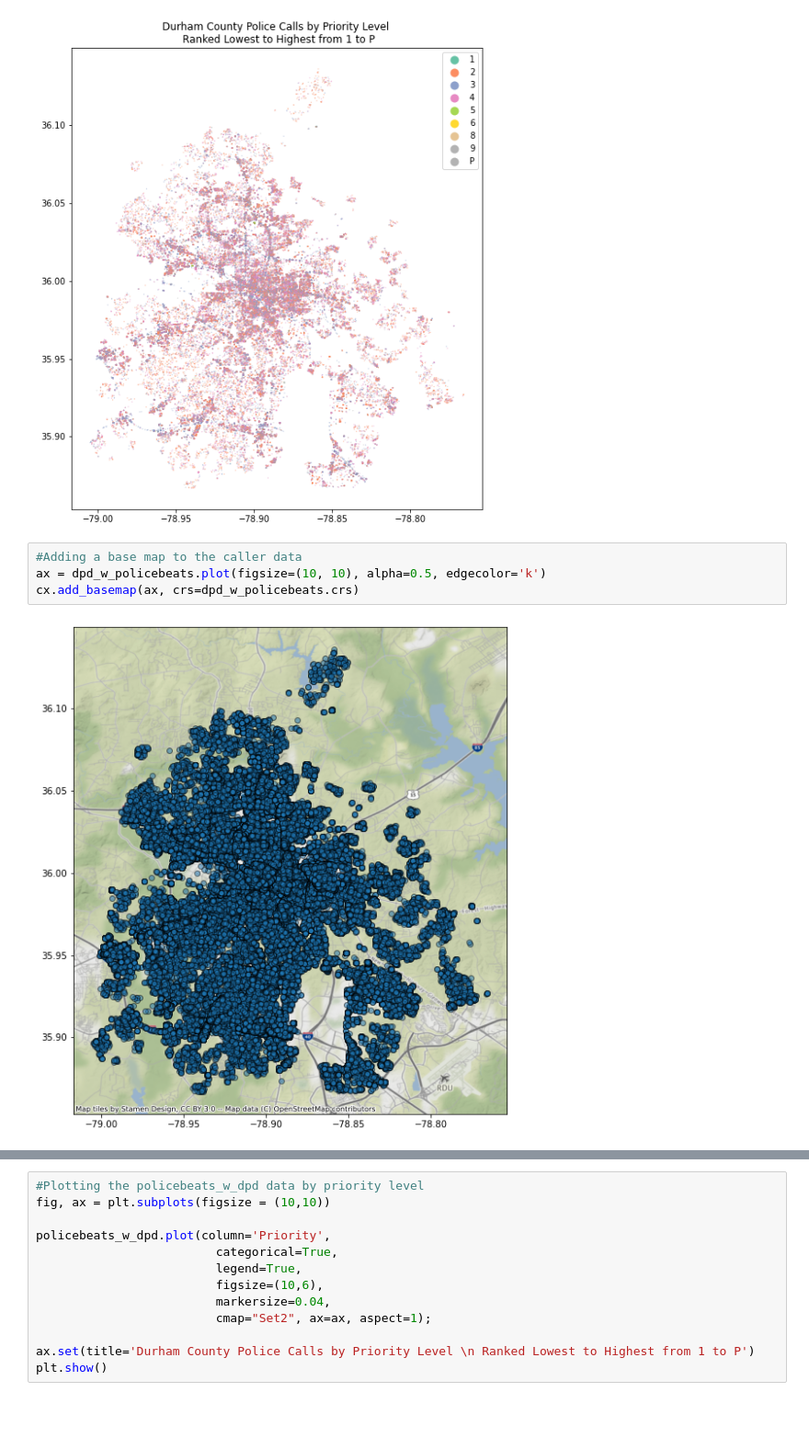
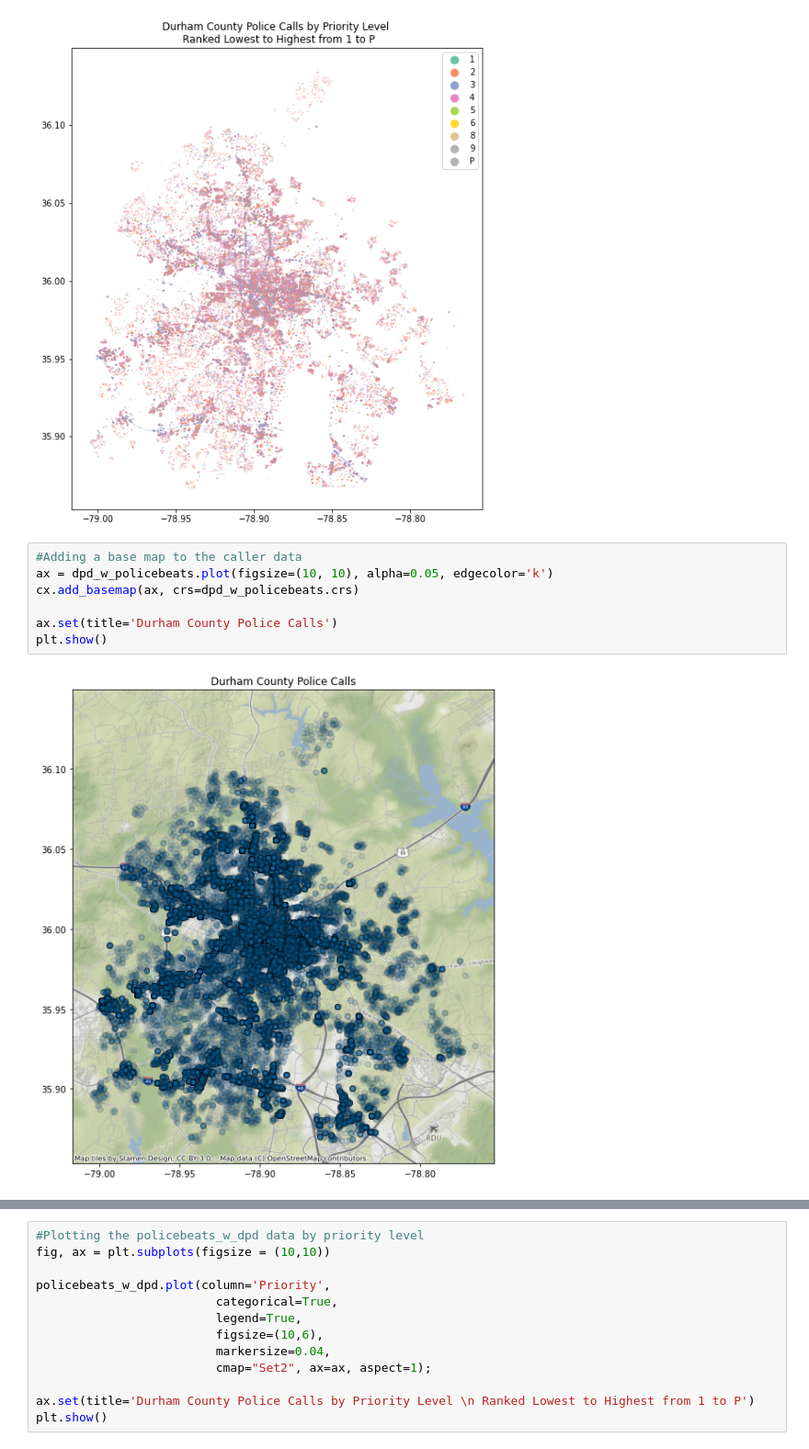
Before and after one commit to sadiesheridan/dataplus-project27-community-safety-durham, a Jupyter notebook: 10_code/EDA.ipynb, the cells around one changed output, grey strips where cells are left out. Shown at 92% size. Cells and saved outputs as stored; diff of their text form; blank space fills up the shorter version.

Commit message:
Added high priority visualization

```diff
--- a/10_code/EDA.ipynb
+++ b/10_code/EDA.ipynb
@@ -314,7 +314,10 @@ plt.show()
 [figure]
 # %%
 #Adding a base map to the caller data
-ax = dpd_w_policebeats.plot(figsize=(10, 10), alpha=0.5, edgecolor='k')
+ax = dpd_w_policebeats.plot(figsize=(10, 10), alpha=0.05, edgecolor='k')
 cx.add_basemap(ax, crs=dpd_w_policebeats.crs)
+
+ax.set(title='Durham County Police Calls')
+plt.show()
 # %% [output]
-[figure, old version]
+[figure, new version]
```
Also changed, not shown: parts of 2 cells of this notebook.
